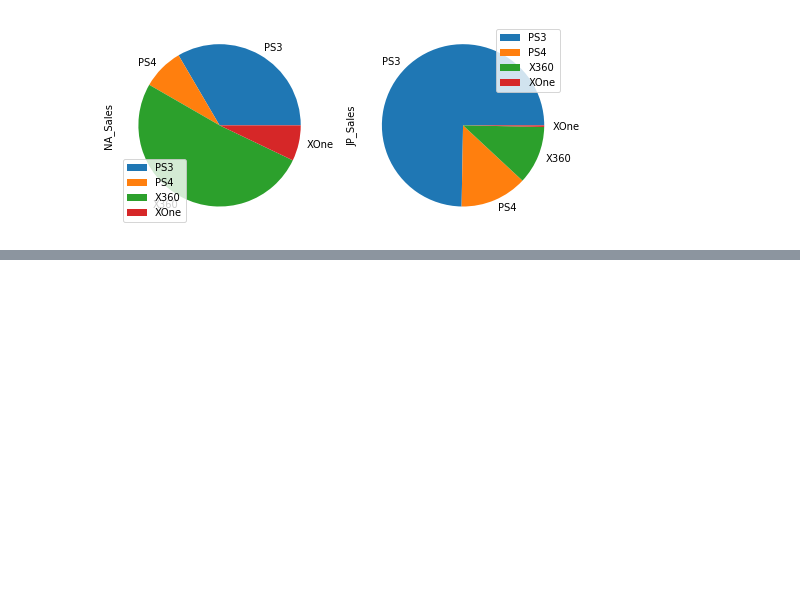
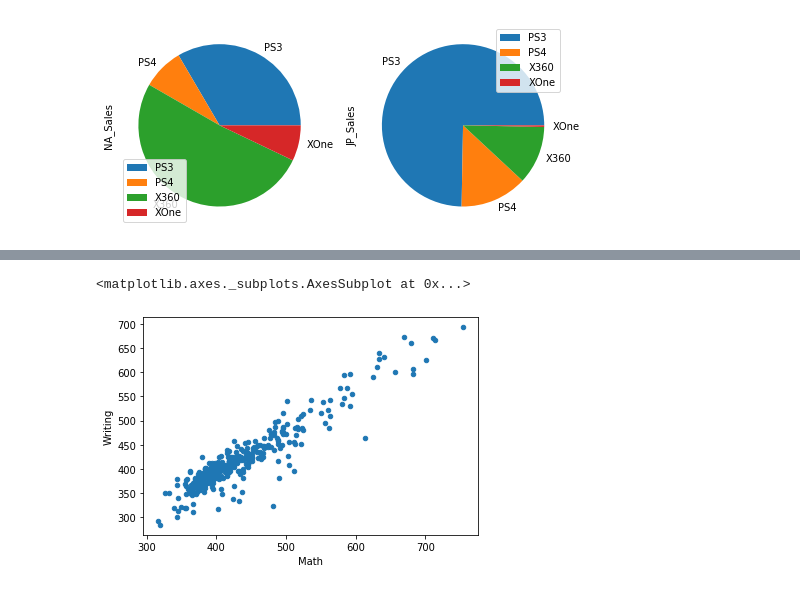
Before and after one commit to leozhao0709/python, a Jupyter notebook: pandas_bootcamp/visualizing Data.ipynb, the cells around one changed output, grey strips where cells are left out. Cells and saved outputs as stored; diff of their text form; code cells hidden in the pictures; blank space fills up the shorter version.

```diff
--- a/pandas_bootcamp/visualizing Data.ipynb
+++ b/pandas_bootcamp/visualizing Data.ipynb
@@ -130,3 +138,5 @@ array([<matplotlib.axes._subplots.AxesSubplot object at 0x...>,
        <matplotlib.axes._subplots.AxesSubplot object at 0x...>],
       dtype=object)
 [figure]
+# %%
+sat = pd.read_csv('scores.csv')
@@ -132,0 +152,4 @@ array([<matplotlib.axes._subplots.AxesSubplot object at 0x...>,
+# %%
+math = sat[sat['SAT Section'] == 'Math'].Score.reset_index(drop=True)
+writing = sat[sat['SAT Section'] == 'Writing'].Score.reset_index(drop=True)
+reading = sat[sat['SAT Section'] == 'Reading'].Score.reset_index(drop=True)
@@ -132,0 +171,3 @@ array([<matplotlib.axes._subplots.AxesSubplot object at 0x...>,
+# %%
+scores = pd.concat([math, writing, reading], axis=1)
+scores.columns = ['Math', 'Writing', 'Reading']
@@ -132,0 +190,5 @@ array([<matplotlib.axes._subplots.AxesSubplot object at 0x...>,
+# %%
+scores.plot(kind='scatter', x='Math', y='Writing')
+# %% [output]
+<matplotlib.axes._subplots.AxesSubplot at 0x...>
+[figure, added]
```
Also changed, not shown: parts of 9 cells of this notebook, 1 other file.
